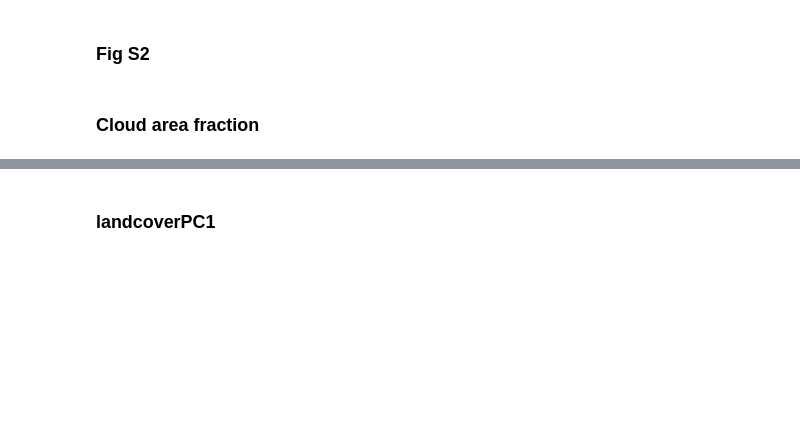
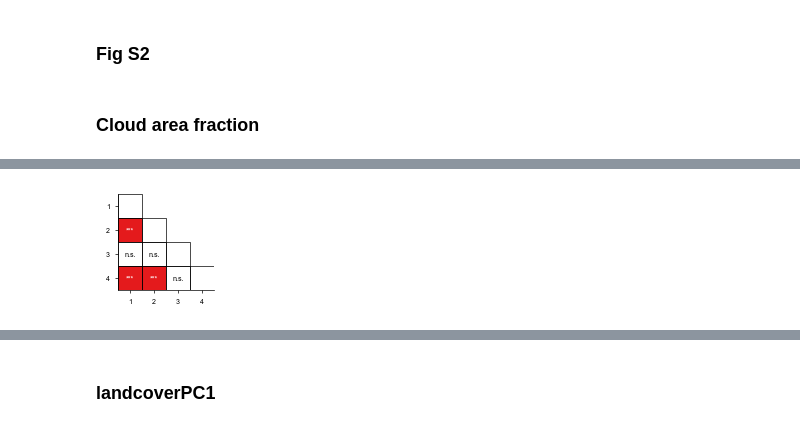
Before and after one commit to KLKua/DeepSDM, a Jupyter notebook: FigSupplementary.ipynb, the cells around one changed output, grey strips where cells are left out. Cells and saved outputs as stored; diff of their text form; code cells hidden in the pictures; blank space fills up the shorter version.

```diff
--- a/FigSupplementary.ipynb
+++ b/FigSupplementary.ipynb
@@ -160,4 +162,7 @@ plt.show()
 ### Fig S2
 # %% [markdown]
 ### Cloud area fraction
+# %%
+species_exclude = ['Tyto_longimembris', 'Synoicus_chinensis', 'Turnix_sylvaticus', 'Ketupa_flavipes']
+species_list_exclude = [sp for sp in PU.species_list_predict if sp not in species_exclude]
 # %%
@@ -233,0 +328,81 @@ print(pairwise_results)
+# %%
+# ---- Additional figure: Lower-triangle raster for pairwise significance ----
+# Display only the lower-left triangle (i > j) plus the diagonal boxes (i = j).
+# The upper-right triangle (i < j) is hidden, and the outer frame's top/right borders are removed.
+
+import matplotlib.patches as patches
+from matplotlib.colors import ListedColormap
+
+n_clusters = 4
+p_mat = np.full((n_clusters, n_clusters), np.nan, float)
+star_mat = np.empty((n_clusters, n_clusters), dtype=object)
+
+# Fill the lower triangle (i > j) with p-values and stars
+for (a, b) in pairs:
+    _, p = pairwise_results[f'Cluster {a} vs Cluster {b}']
+    i, j = a - 1, b - 1
+    # store in lower-left triangle
+    p_mat[j, i] = p
+    star_mat[j, i] = get_significance_stars(p)
+
+# Binary significance matrix
+alpha = 0.05
+sig_mat = np.zeros_like(p_mat)
+valid = ~np.isnan(p_mat)
+sig_mat[valid] = (p_mat[valid] < alpha).astype(float)
+
+# Mask the upper-right triangle (keep diagonal)
+mask = np.triu(np.ones_like(p_mat, dtype=bool), k=1)
+sig_masked = np.ma.array(sig_mat, mask=mask)
+
+# Colormap: white for non-significant, colored for significant
+sig_color = PU.color_list[0] if hasattr(PU, 'color_list') and len(PU.color_list) > 0 else '#d95f02'
+cmap = ListedColormap(['#ffffff', sig_color])
+
+fig2, ax2 = plt.subplots(figsize=mm2inch(30, 30), constrained_layout=True)
+
+# Plot only lower triangle + diagonal
+im = ax2.imshow(sig_masked, cmap=cmap, vmin=0, vmax=1)
+
+# Axis setup
+ax2.set_xticks(range(n_clusters))
+ax2.set_yticks(range(n_clusters))
+ax2.set_xticklabels([f'{k}' for k in range(1, n_clusters + 1)])
+ax2.set_yticklabels([f'{k}' for k in range(1, n_clusters + 1)])
+
+# Remove default grid
+ax2.grid(False)
+
+# Draw borders for lower triangle and diagonal cells only
+for i in range(n_clusters):
+    for j in range(n_clusters):
+        if i > j or i == j:
+            rect = patches.Rectangle((j - 0.5, i - 0.5), 1, 1,
+                                     linewidth=0.5, edgecolor='black', facecolor='none')
+            ax2.add_patch(rect)
+
+# Annotate stars in lower triangle cells (i > j)
+for i in range(n_clusters):
+    for j in range(n_clusters):
+        if i > j:
+            label = star_mat[i, j] if star_mat[i, j] is not None else ''
+            is_sig = (not np.isnan(p_mat[i, j])) and (p_mat[i, j] < alpha)
+            text_color = 'white' if is_sig else 'black'
+            ax2.text(j, i, label, ha='center', va='center', color=text_color)
+
+# Remove top and right frame borders
+ax2.spines['top'].set_visible(False)
+ax2.spines['right'].set_visible(False)
+
+# Optional: make the remaining left and bottom borders thinner for aesthetics
+ax2.spines['left'].set_linewidth(0.5)
+ax2.spines['bottom'].set_linewidth(0.5)
+
+# Save and show
+raster_output = os.path.join(PU.plot_path_suppl, f'FigS2_{env_plot}_pairwise_significance_raster_lowertriangle.pdf')
+plt.savefig(raster_output, dpi=500, transparent=True)
+plt.show()
+
+print(f"Saved pairwise significance raster to: {raster_output}")
+# %% [output]
+[figure, added]
```
Also changed, not shown: parts of 3 cells of this notebook.
